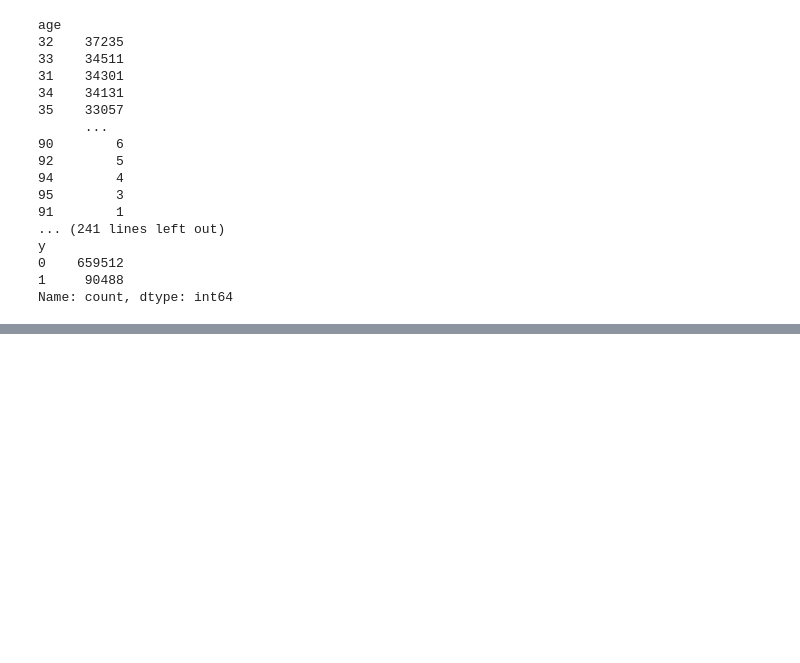
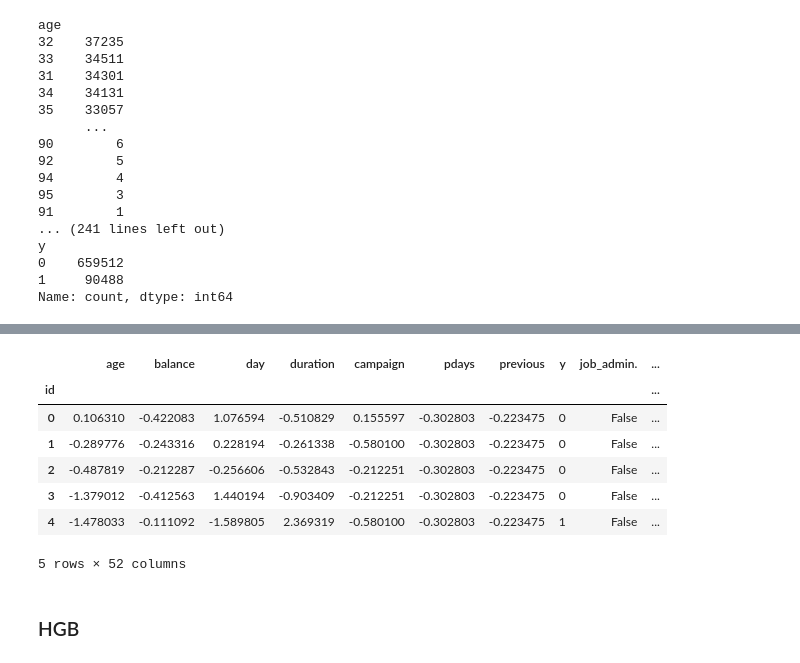
Before and after one commit to d-llen/Kaggle-PG_S5E8, a Jupyter notebook: model.ipynb, the cells around one changed output, grey strips where cells are left out. Saved outputs shown, nothing was run; the diff lists cells and outputs as text; code cells hidden in the pictures; blank space fills up the shorter version.

```diff
--- a/model.ipynb
+++ b/model.ipynb
@@ -131,0 +122,17 @@ from sklearn.model_selection import cr
+# %%
+train_encoded = pd.get_dummies(data=train, columns=categorical_cols, drop_first=False)
+# %%
+numerical_cols = numerical_cols.drop('y')
+# %%
+scaler = StandardScaler()
+train_encoded[numerical_cols] = scaler.fit_transform(train_encoded[numerical_cols])
+train_encoded.head()
+# %% [output]
+|  | age | balance | day | duration | campaign | pdays | previous | y | job_admin. | ... |
+| id |  |  |  |  |  |  |  |  |  | ... |
+| 0 | 0.106310 | -0.422083 | 1.076594 | -0.510829 | 0.155597 | -0.302803 | -0.223475 | 0 | False | ... |
+| 1 | -0.289776 | -0.243316 | 0.228194 | -0.261338 | -0.580100 | -0.302803 | -0.223475 | 0 | False | ... |
+| 2 | -0.487819 | -0.212287 | -0.256606 | -0.532843 | -0.212251 | -0.302803 | -0.223475 | 0 | False | ... |
+| 3 | -1.379012 | -0.412563 | 1.440194 | -0.903409 | -0.212251 | -0.302803 | -0.223475 | 0 | False | ... |
+| 4 | -1.478033 | -0.111092 | -1.589805 | 2.369319 | -0.580100 | -0.302803 | -0.223475 | 1 | False | ... |
+5 rows × 52 columns
@@ -132,2 +142,4 @@ from sklearn.model_selection import cr
+# %% [markdown]
+### HGB
 # %%
 from sklearn.ensemble import HistGradientBoostingClassifier
```
Also changed, not shown: parts of 24 cells of this notebook, 6 other files.
